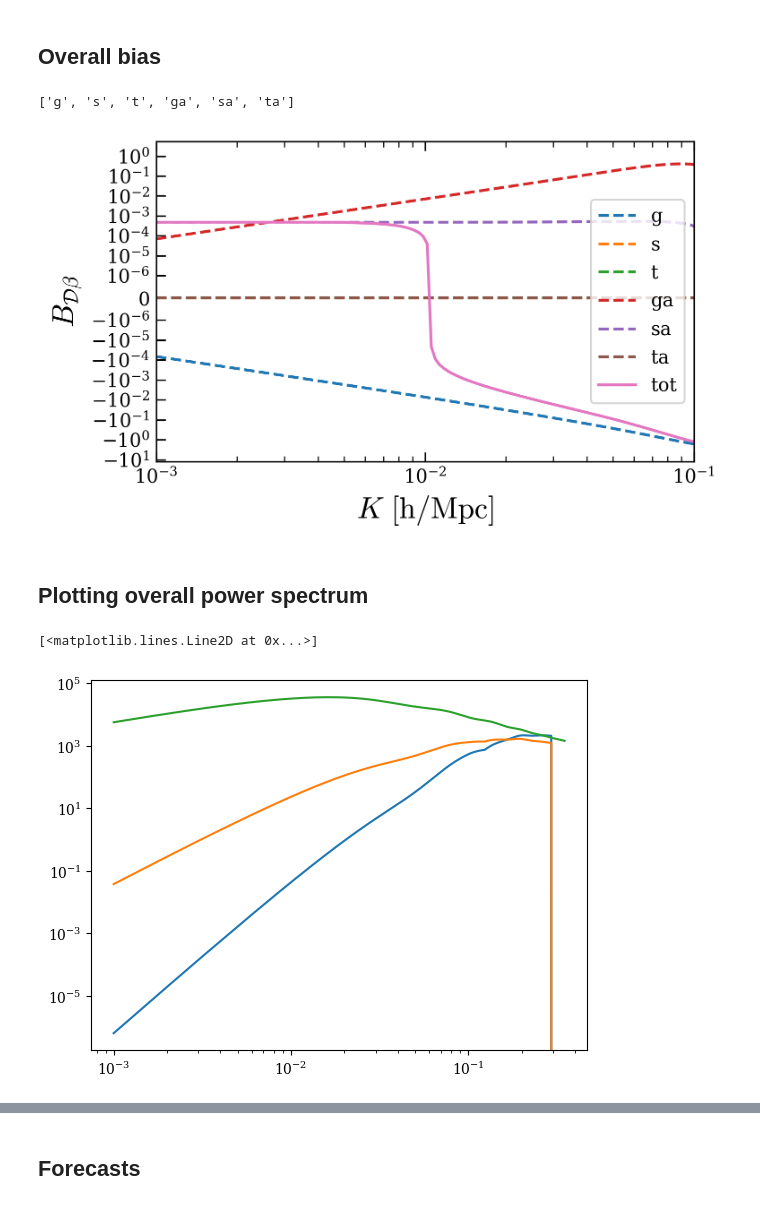
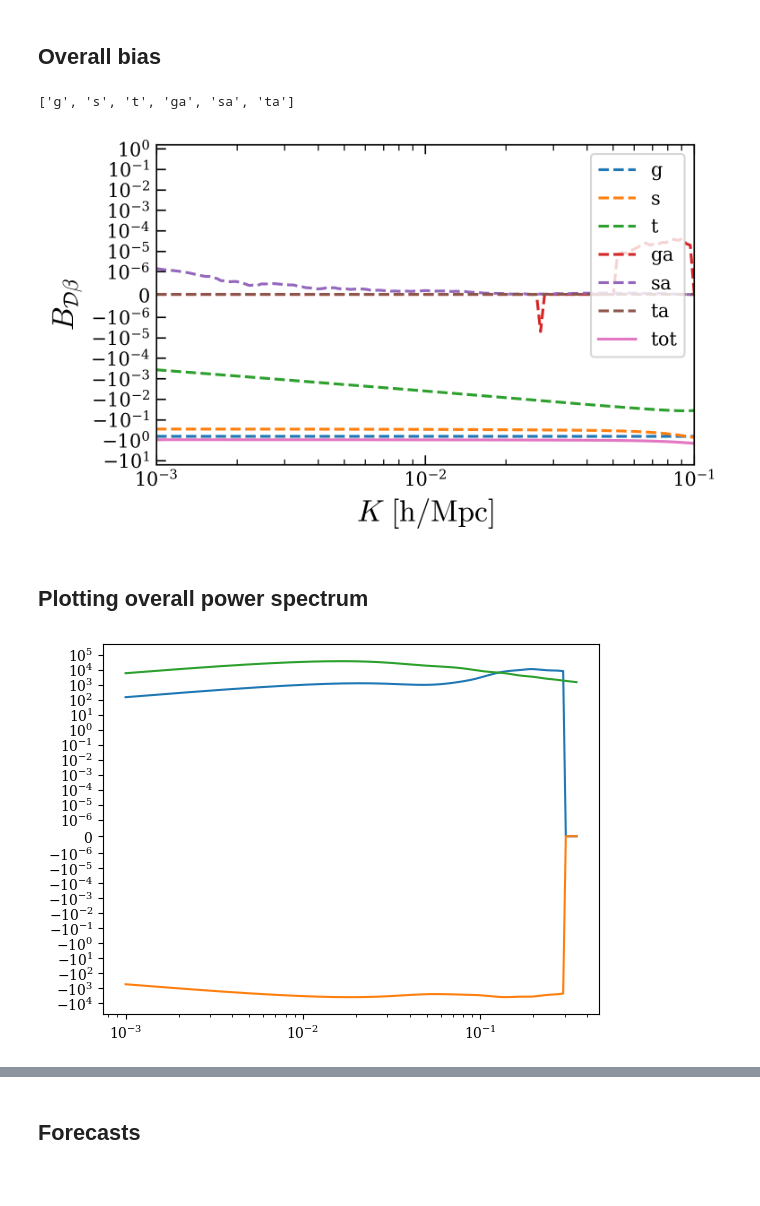
Before and after one commit to Saladino93/qeep, a Jupyter notebook: notebooks/paper_plots.ipynb, the cells around one changed output, grey strips where cells are left out. Saved outputs shown, nothing was run; the diff lists cells and outputs as text; code cells hidden in the pictures.

```diff
--- a/notebooks/paper_plots.ipynb
+++ b/notebooks/paper_plots.ipynb
@@ -261,6 +261,7 @@ PosixPath('../results/abacus_thy/analysisAbacusSummit_base_c000_ph000_z0.500_LRG
 ## Plotting noise properties
 # %%
 mainkey = "n"
+mainkey = "g"
 kother = "sa"
 
 key = (mainkey, mainkey)
@@ -435,7 +433,7 @@ else:
     ax.set_ylabel(r'$B_{{\mathcal{D}\beta}}$', fontsize=16)
 # %% [output]
 ['g', 's', 't', 'ga', 'sa', 'ta']
-[figure, old version]
+[figure, new version]
 # %% [markdown]
 ## Plotting overall power spectrum
 # %%
@@ -502,3 +502,5 @@ def auto_spectrum(v, normalization, jax_out_normalization_AB, var_noise, tris_no
 from qeep import qeresults as qres
 # %%
 QR = qres.QEResults(config)
+out_normalization_AB = QR.get_out_normalization_AB()
+jax_out_normalization_AB = qres.get_normalization_array("n", ["g", "s", "t", "ga", "sa", "ta"], Ks, out_normalization_AB)
@@ -579,7 +573,7 @@ def get_Ofuncs(CAAf, CARf, CRRf):
     variance_func = lambda K_arr, v: CAAf(v)*CRRf(v)+CARf(v)**2
     return Ofunc, variance_func
 # %%
-vA = jnp.array([0*e, b1A, b2A, bs2A, bGXA, bGXB, bSXA, bSXB, bTXA, bTXB])
+vA = jnp.array([e, b1A, b2A, bs2A, bGXA, bGXB, bSXA, bSXB, bTXA, bTXB])
 
 mainkey = mainkey
 QR = QR
@@ -614,8 +608,8 @@ CAA, CAR, CRR = get_functions_vA_only(*get_functions(
 ))
 # %%
 plt.loglog(Ks, CRR(vA))
-plt.loglog(Ks, CAR(vA))
+plt.loglog(Ks, (CAR(vA)))
 plt.loglog(Ks, CAA(vA))
+plt.yscale('symlog', linthresh = 1e-6)
 # %% [output]
-[<matplotlib.lines.Line2D at 0x...>]
-[figure, old version]
+[figure, new version]
```
Also changed, not shown: parts of 7 cells of this notebook, 4 other files.
